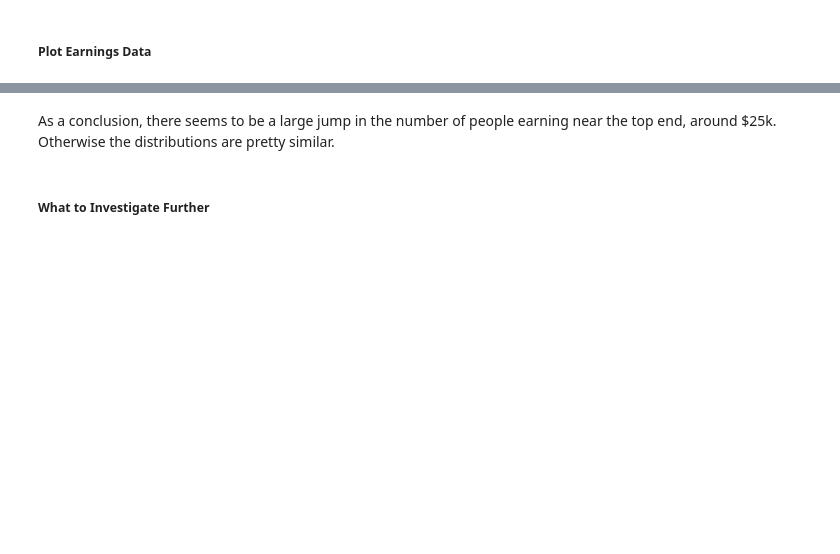
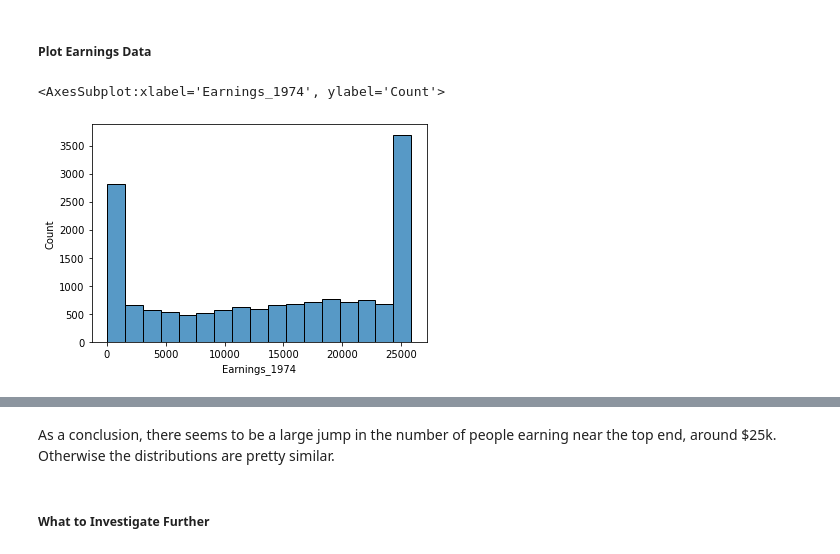
Before and after one commit to twelsah2011/BSIP_Assignment_1_Students, a Jupyter notebook: stats_asn_1_stud_temp.ipynb, the cells around one changed output, grey strips where cells are left out. Drawn from its saved outputs; the diff is of its cells as text; code cells hidden in the pictures; blank space fills up the shorter version.

```diff
--- a/stats_asn_1_stud_temp.ipynb
+++ b/stats_asn_1_stud_temp.ipynb
@@ -173,2 +262,8 @@ df['Age'].median ( )
 # %% [markdown]
 ##### Plot Earnings Data
+# %%
+df_1974 = pd.read_csv("LabourTrainingEvaluationData.csv")
+sns.histplot(df_1974['Earnings_1974'])
+# %% [output]
+<AxesSubplot:xlabel='Earnings_1974', ylabel='Count'>
+[figure, added]
```
Also changed, not shown: parts of 14 cells of this notebook.
